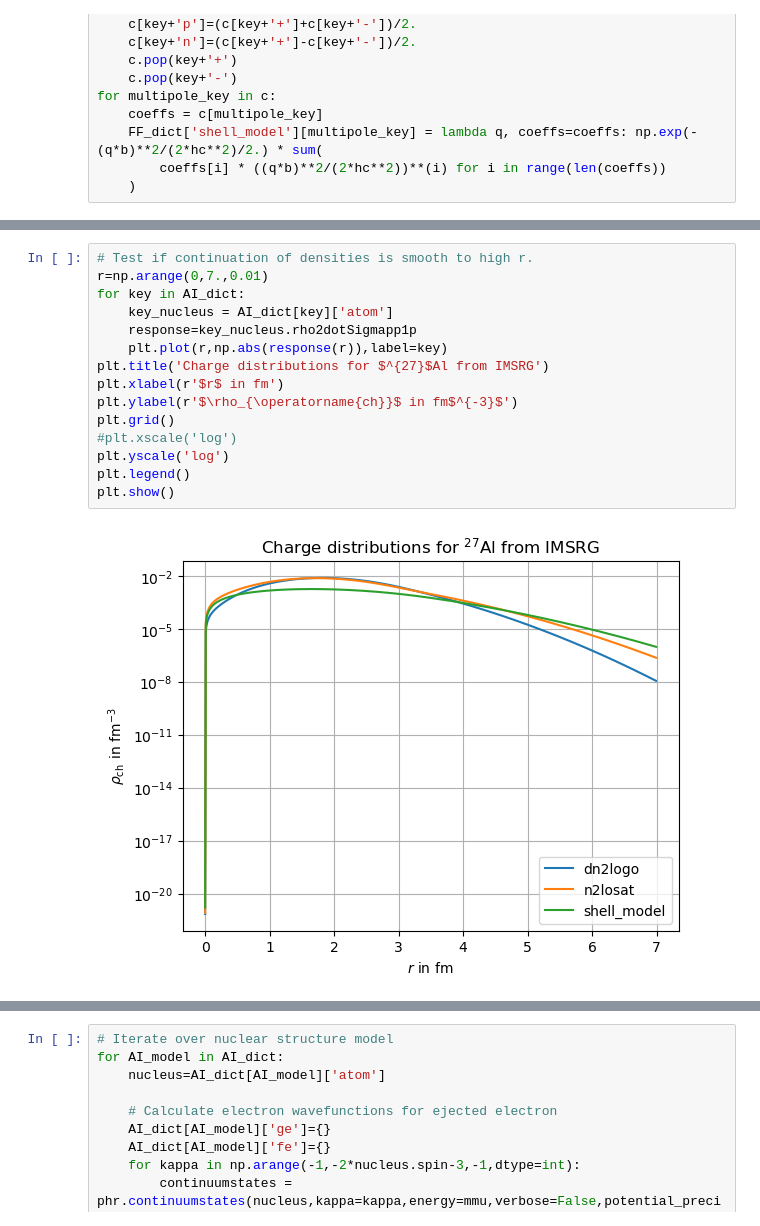
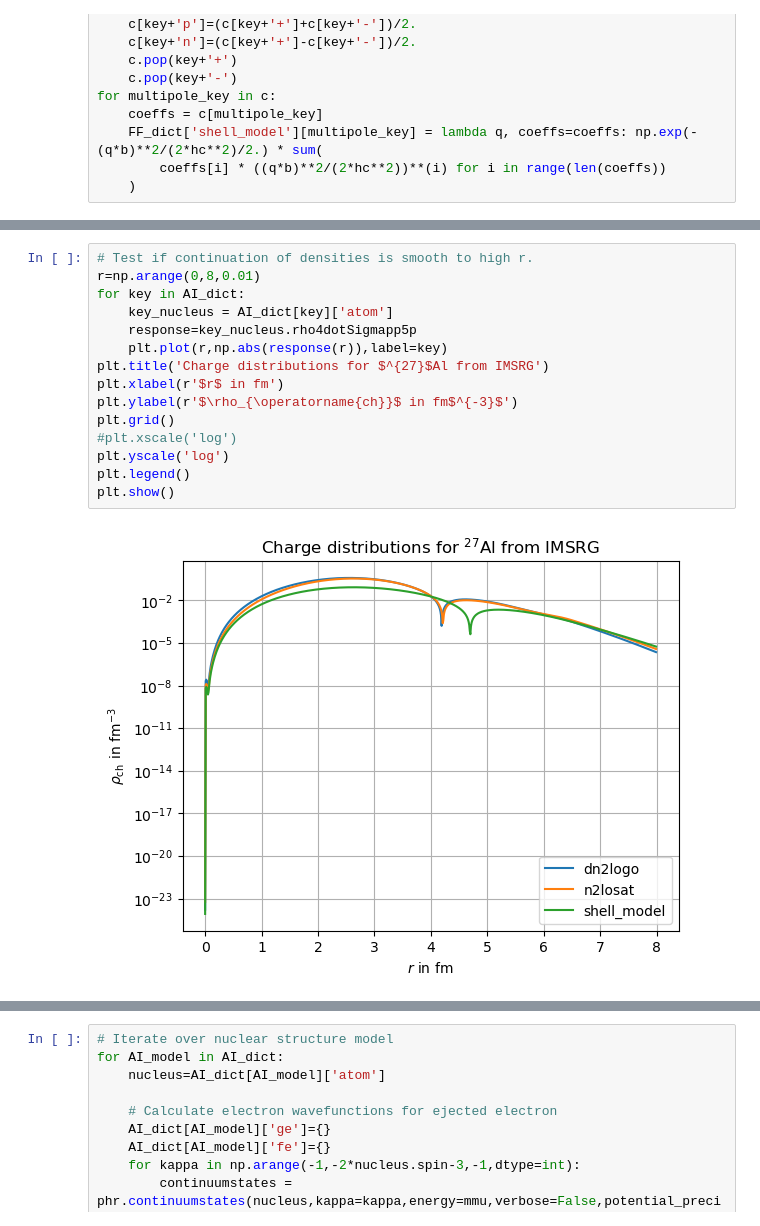
Before and after one commit to akotarel/phasr, a Jupyter notebook: docs/examples/Sub_Overlap_integrals.ipynb, the cells around one changed output, grey strips where cells are left out. Drawn from its saved outputs; the diff is of its cells as text.

```diff
--- a/docs/examples/Sub_Overlap_integrals.ipynb
+++ b/docs/examples/Sub_Overlap_integrals.ipynb
@@ -336,21 +336,21 @@ data loaded from  ./tmp/nucleus_splines/electric_field_Al27_ab_initio_shell_mode
 data loaded from  ./tmp/nucleus_splines/electric_potential_Al27_ab_initio_shell_model_x=0.0-7.0-0.05.txt
 # %%
 # Test if continuation of densities is smooth to high r.
-r=np.arange(0,7.,0.01)
+r=np.arange(0,8,0.01)
 for key in AI_dict:
     key_nucleus = AI_dict[key]['atom']
-    response=key_nucleus.rho2dotSigmapp1p
+    response=key_nucleus.rho4dotSigmapp5p
     plt.plot(r,np.abs(response(r)),label=key)
 plt.title('Charge distributions for $^{27}$Al from IMSRG')
 plt.xlabel(r'$r$ in fm')
 plt.ylabel(r'$\rho_{\operatorname{ch}}$ in fm$^{-3}$')
 plt.grid()
 #plt.xscale('log')
 plt.yscale('log')
 plt.legend()
 plt.show()
 # %% [output]
-[figure, old version]
+[figure, new version]
 # %%
 q=np.arange(0.,1100,1.)
 spinp=0.326
```
Also changed, not shown: parts of 9 cells of this notebook, 42 other files.
